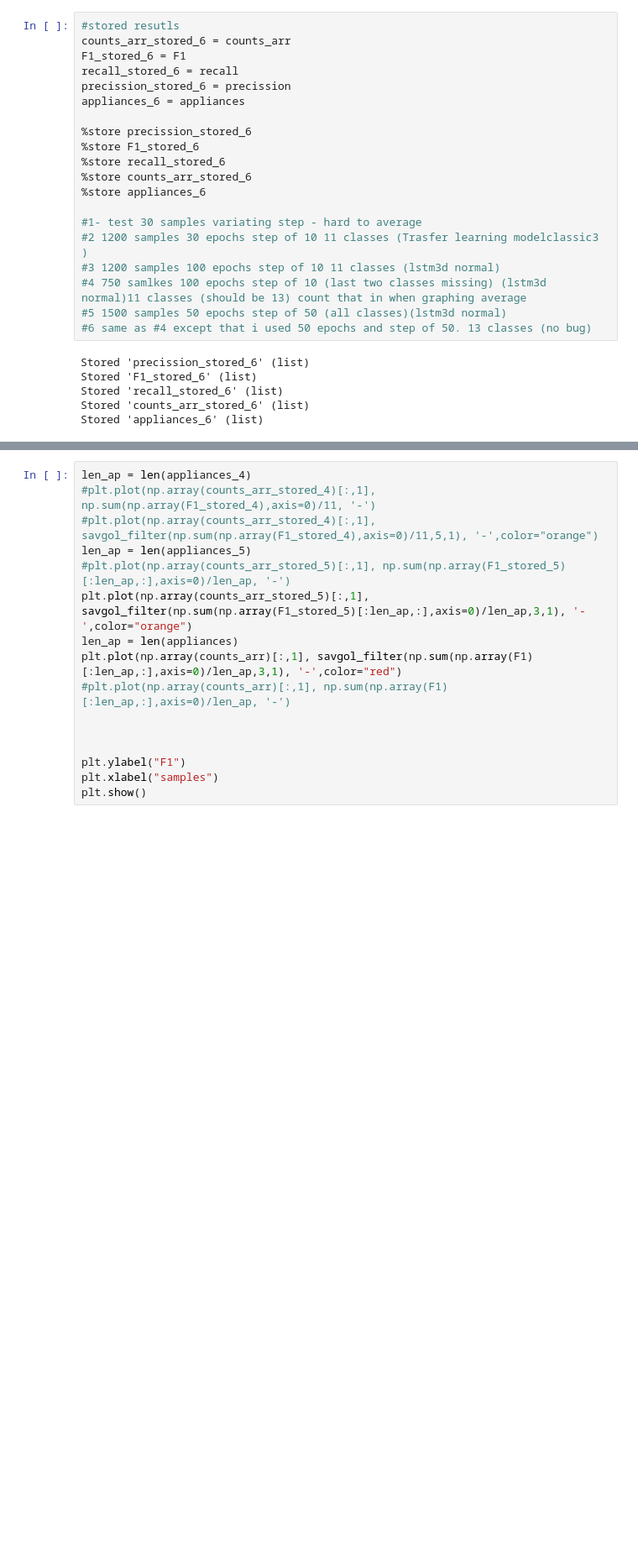
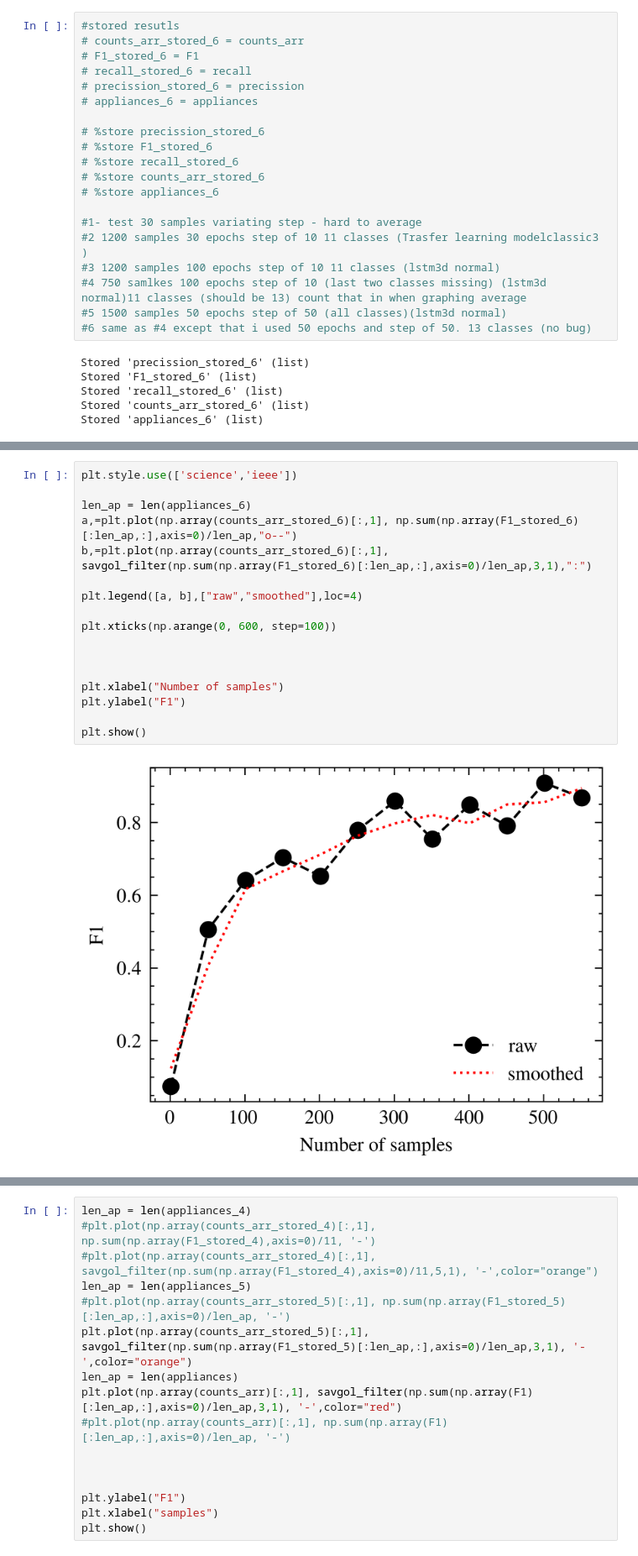
Before and after one commit to jenkoj/nilm, a Jupyter notebook: LSTM.ipynb, the cells around one changed output, grey strips where cells are left out. Shown at 84% size. Cells and saved outputs as stored; diff of their text form; blank space fills up the shorter version.

```diff
--- a/LSTM.ipynb
+++ b/LSTM.ipynb
@@ -2108,17 +2207,17 @@ Test accuracy:  0.8733333349227905
 5/5 - 0s
 # %%
 #stored resutls
-counts_arr_stored_6 = counts_arr
-F1_stored_6 = F1
-recall_stored_6 = recall
-precission_stored_6 = precission
-appliances_6 = appliances
+# counts_arr_stored_6 = counts_arr
+# F1_stored_6 = F1
+# recall_stored_6 = recall
+# precission_stored_6 = precission
+# appliances_6 = appliances
 
-%store precission_stored_6
-%store F1_stored_6
-%store recall_stored_6
-%store counts_arr_stored_6
-%store appliances_6
+# %store precission_stored_6
+# %store F1_stored_6
+# %store recall_stored_6
+# %store counts_arr_stored_6
+# %store appliances_6
 
 #1- test 30 samples variating step - hard to average
 #2 1200 samples 30 epochs step of 10 11 classes (Trasfer learning modelclassic3 )
@@ -2154,0 +2271,19 @@ recall_stored_6                    -> [[0.0, 0.25, 0.75, 0.6666666666666666, 0.7
+# %%
+plt.style.use(['science','ieee'])
+
+len_ap = len(appliances_6)
+a,=plt.plot(np.array(counts_arr_stored_6)[:,1], np.sum(np.array(F1_stored_6)[:len_ap,:],axis=0)/len_ap,"o--")
+b,=plt.plot(np.array(counts_arr_stored_6)[:,1], savgol_filter(np.sum(np.array(F1_stored_6)[:len_ap,:],axis=0)/len_ap,3,1),":")
+
+plt.legend([a, b],["raw","smoothed"],loc=4)
+
+plt.xticks(np.arange(0, 600, step=100))
+
+
+
+plt.xlabel("Number of samples")
+plt.ylabel("F1")
+
+plt.show()
+# %% [output]
+[figure, added]
```
Also changed, not shown: parts of 27 cells of this notebook, 24 other files.
